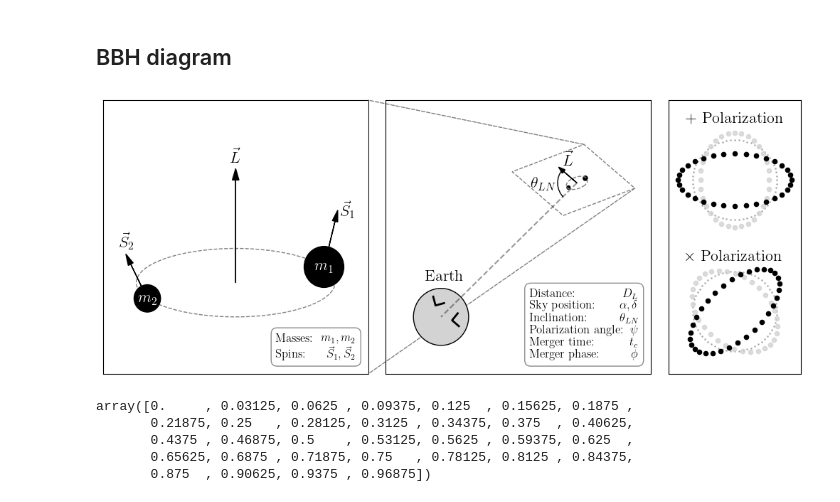
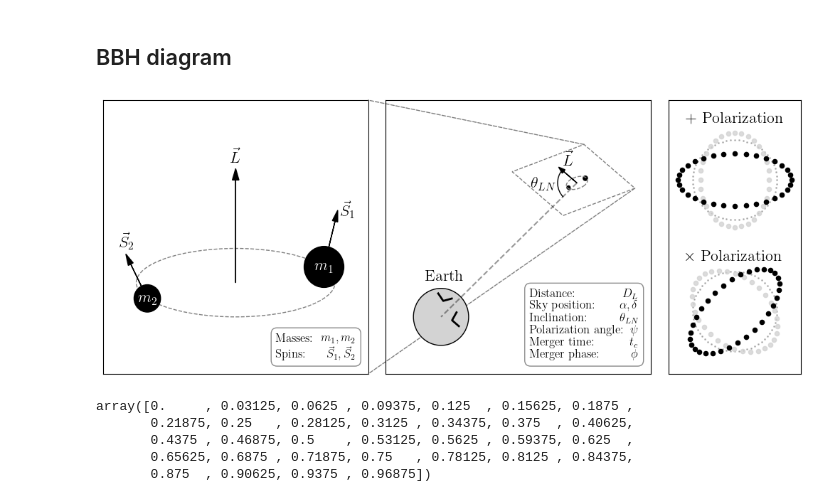
Before and after one commit to jack-heinzel/phd-thesis, a Jupyter notebook: thesis/introduction/plot.ipynb, the cells around one changed output. Cells and saved outputs as stored; diff of their text form; code cells hidden in the pictures.

Commit message:
update diagram

```diff
--- a/thesis/introduction/plot.ipynb
+++ b/thesis/introduction/plot.ipynb
@@ -144,16 +144,16 @@ ax2.add_patch(earth_circle)
 ax2.text(earth_center[0] - 0.15, earth_center[1] + 0.35, "Earth", fontsize=16, color='black', va='center')
 
 # Function to draw a right-angle interferometer (|_ shape)
-def draw_ifo(ax, cx, cy, arm_length, angle_deg):
+def draw_ifo(ax, cx, cy, arm_length, angle_deg, opening_angle=90):
     x1 = cx + arm_length * np.cos(np.radians(angle_deg))
     y1 = cy + arm_length * np.sin(np.radians(angle_deg))
-    x2 = cx + arm_length * np.cos(np.radians(angle_deg + 90))
-    y2 = cy + arm_length * np.sin(np.radians(angle_deg + 90))
+    x2 = cx + arm_length * np.cos(np.radians(angle_deg + opening_angle))
+    y2 = cy + arm_length * np.sin(np.radians(angle_deg + opening_angle))
     ax.plot([x1, cx, x2], [y1, cy, y2], color='black', lw=2)
 
 # Draw two independently tilted interferometers inside the Earth
-draw_ifo(ax2, -0.75, -0.6, 0.08, 15)   # IFO 1
-draw_ifo(ax2, -0.6, -0.73, 0.08, -40)  # IFO 2
+draw_ifo(ax2, -0.68, -0.56, 0.08, 15, 110)   # IFO 1
+draw_ifo(ax2, -0.6, -0.73, 0.08, -40, 100)  # IFO 2
 
 box_x, box_y = 0.5, 0.5
 box_w, box_h = 0.6, 0.6
@@ -301,34 +301,34 @@ def draw_polarization_state(ax, center_y, title, perturb_x, perturb_y, text_y):
 perturb_plus_x = 0.08
 perturb_plus_y = -0.08
 draw_polarization_state(ax3, 0.5, r"$+$ Polarization", perturb_plus_x, perturb_plus_y, text_y=1.0)
 
 # Cross Polarization (Requires rotating the plus pattern)
 x_cross1 = (r + perturb_plus_x * 1.5) * np.cos(theta)
 y_cross1 = (r - perturb_plus_x * 1.5) * np.sin(theta)
 x_cross2 = (r - perturb_plus_x * 0.8) * np.cos(theta)
 y_cross2 = (r + perturb_plus_x * 0.8) * np.sin(theta)
 
 ang = np.pi/4
 x_cp1 = x_cross1 * np.cos(ang) - y_cross1 * np.sin(ang)
 y_cp1 = x_cross1 * np.sin(ang) + y_cross1 * np.cos(ang) - 0.65
 x_cp2 = x_cross2 * np.cos(ang) - y_cross2 * np.sin(ang)
 y_cp2 = x_cross2 * np.sin(ang) + y_cross2 * np.cos(ang) - 0.65
 
 x_ref_x = r * np.cos(2*np.pi*np.arange(0,1,1/64))
 y_ref_x = r * np.sin(2*np.pi*np.arange(0,1,1/64))
 
 ax3.scatter(x_ref_x, y_ref_x + 0.5, s=1, color=reference_color, alpha=0.5)
 ax3.scatter(x_ref_x, y_ref_x - 0.65, s=1, color=reference_color, alpha=0.5)
 
 ax3.scatter(x_cp2, y_cp2, color=phase_color, s=20, alpha=0.8, zorder=4)
 ax3.scatter(x_cp1, y_cp1, color=point_color, s=20, zorder=5)
 # Text pushed further down for separation
 ax3.text(0, -0.2, r"$\times$ Polarization", ha='center', fontsize=16)
 
 # plt.show()
 plt.savefig('bbh_merger_diagram.pdf', dpi=300, bbox_inches='tight')
 # %% [output]
-[figure, old version]
+[figure, new version]
 # %%
 np.arange(0, 1, 1/32)
 # %% [output]
```
Also changed, not shown: 1 other file.
